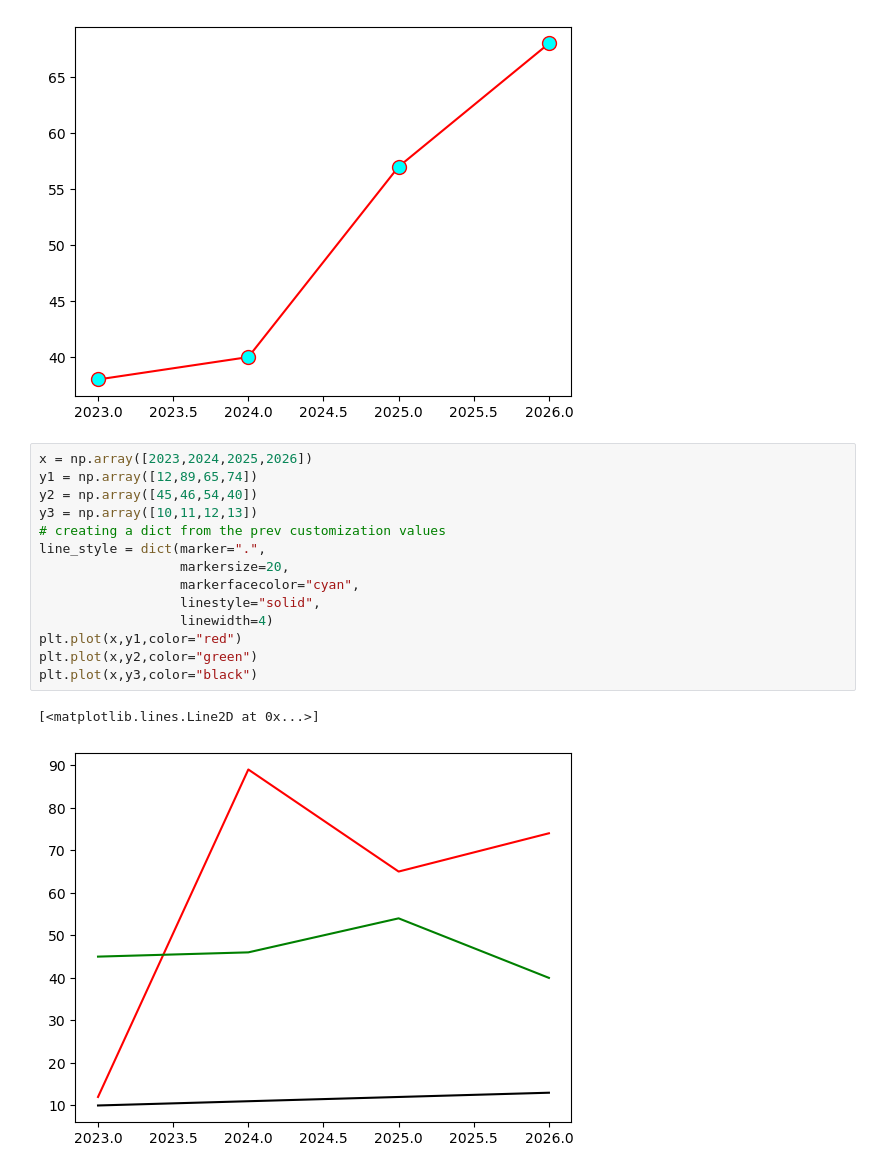
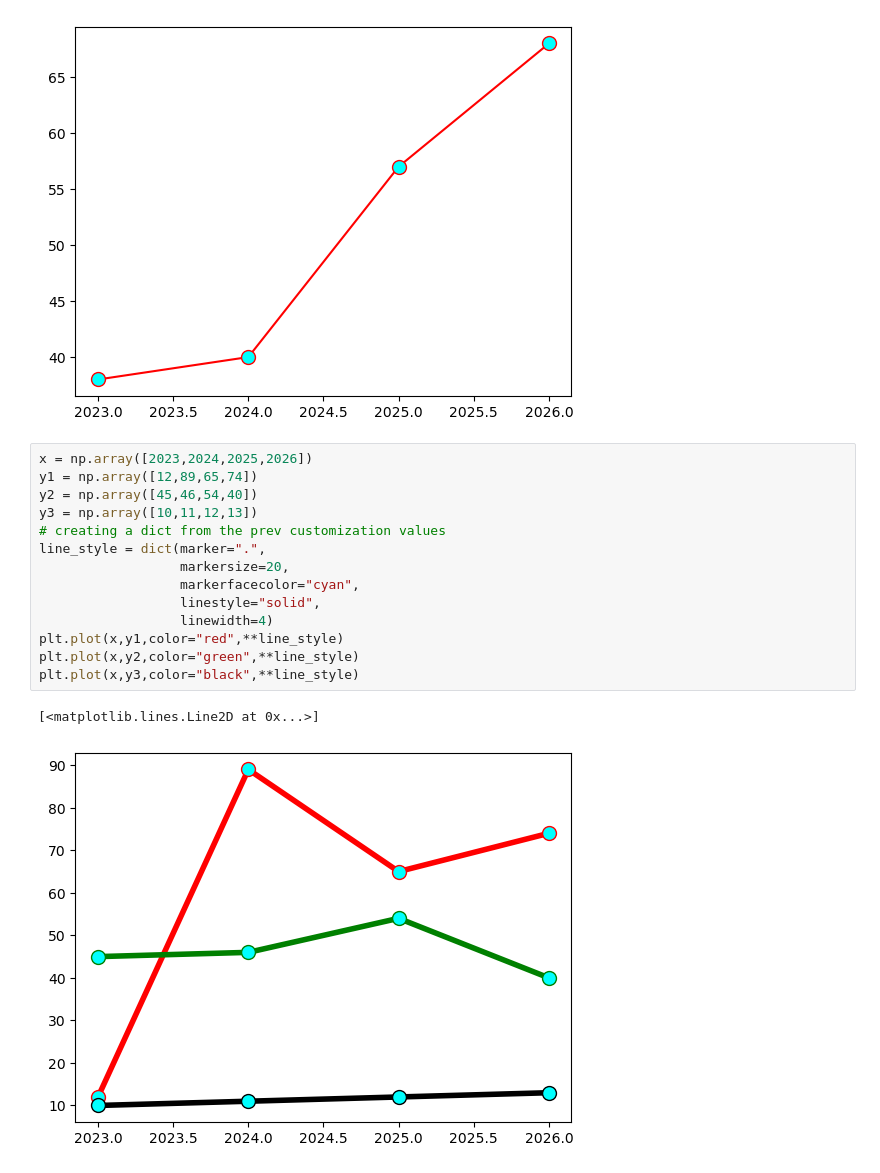
Before and after one commit to Himeshkar11/MATPLOTLIB, a Jupyter notebook: matplotlib.ipynb, the cells around one changed output. Drawn from its saved outputs; the diff is of its cells as text.

```diff
--- a/matplotlib.ipynb
+++ b/matplotlib.ipynb
@@ -206,17 +206,17 @@ plt.show()
 # %%
 x = np.array([2023,2024,2025,2026])
 y1 = np.array([12,89,65,74])
 y2 = np.array([45,46,54,40])
 y3 = np.array([10,11,12,13])
 # creating a dict from the prev customization values
 line_style = dict(marker=".",
                   markersize=20,
                   markerfacecolor="cyan",
                   linestyle="solid",
                   linewidth=4)
-plt.plot(x,y1,color="red")
-plt.plot(x,y2,color="green")
-plt.plot(x,y3,color="black")
+plt.plot(x,y1,color="red",**line_style)
+plt.plot(x,y2,color="green",**line_style)
+plt.plot(x,y3,color="black",**line_style)
 # %% [output]
 [<matplotlib.lines.Line2D at 0x...>]
-[figure, old version]
+[figure, new version]
```
Also changed, not shown: parts of 25 cells of this notebook, 1 other file.
